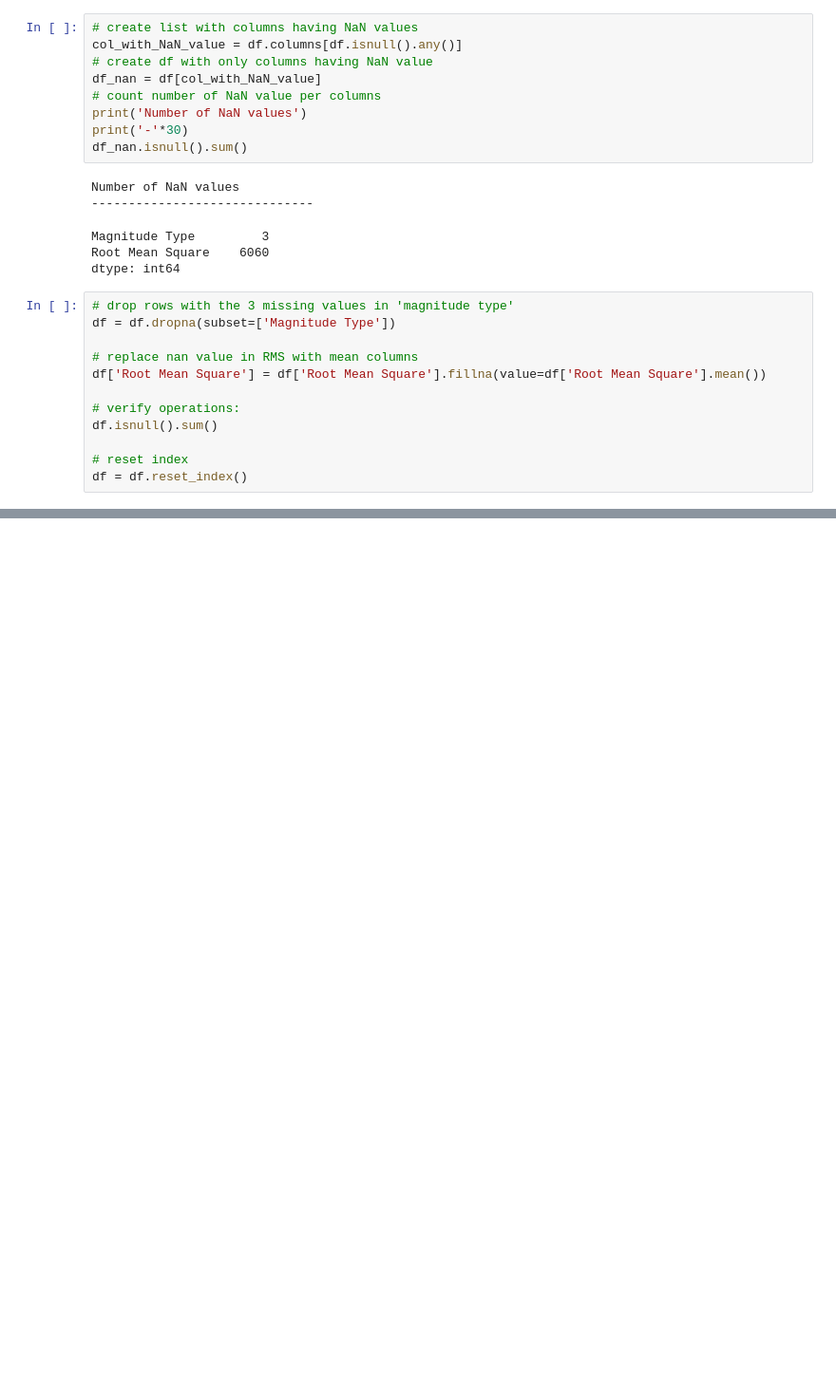
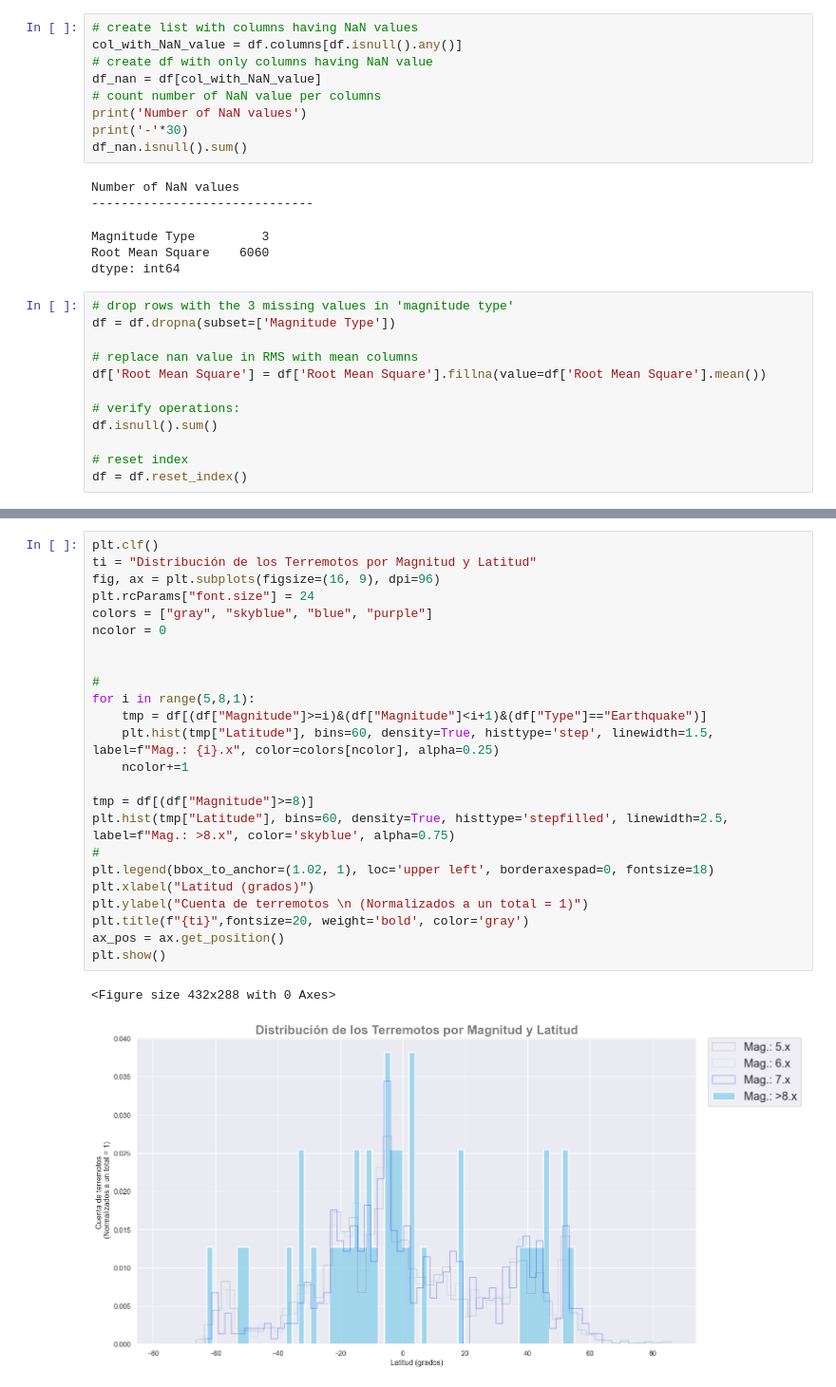
Before and after one commit to kabirivan/Earthquakes_Analysis, a Jupyter notebook: analysis.ipynb, the cells around one changed output, grey strips where cells are left out. Shown at 95% size. Cells and saved outputs as stored; diff of their text form; blank space fills up the shorter version.

```diff
--- a/analysis.ipynb
+++ b/analysis.ipynb
@@ -84,0 +208,27 @@ df = df.reset_index()
+# %%
+plt.clf()
+ti = "Distribución de los Terremotos por Magnitud y Latitud"
+fig, ax = plt.subplots(figsize=(16, 9), dpi=96)
+plt.rcParams["font.size"] = 24
+colors = ["gray", "skyblue", "blue", "purple"]
+ncolor = 0
+
+
+#
+for i in range(5,8,1):
+    tmp = df[(df["Magnitude"]>=i)&(df["Magnitude"]<i+1)&(df["Type"]=="Earthquake")]
+    plt.hist(tmp["Latitude"], bins=60, density=True, histtype='step', linewidth=1.5, label=f"Mag.: {i}.x", color=colors[ncolor], alpha=0.25)
+    ncolor+=1
+
+tmp = df[(df["Magnitude"]>=8)]
+plt.hist(tmp["Latitude"], bins=60, density=True, histtype='stepfilled', linewidth=2.5, label=f"Mag.: >8.x", color='skyblue', alpha=0.75)
+#
+plt.legend(bbox_to_anchor=(1.02, 1), loc='upper left', borderaxespad=0, fontsize=18)
+plt.xlabel("Latitud (grados)")
+plt.ylabel("Cuenta de terremotos \n (Normalizados a un total = 1)")
+plt.title(f"{ti}",fontsize=20, weight='bold', color='gray')
+ax_pos = ax.get_position()
+plt.show()
+# %% [output]
+<Figure size 432x288 with 0 Axes>
+[figure, added]
```
Also changed, not shown: parts of 14 cells of this notebook.
